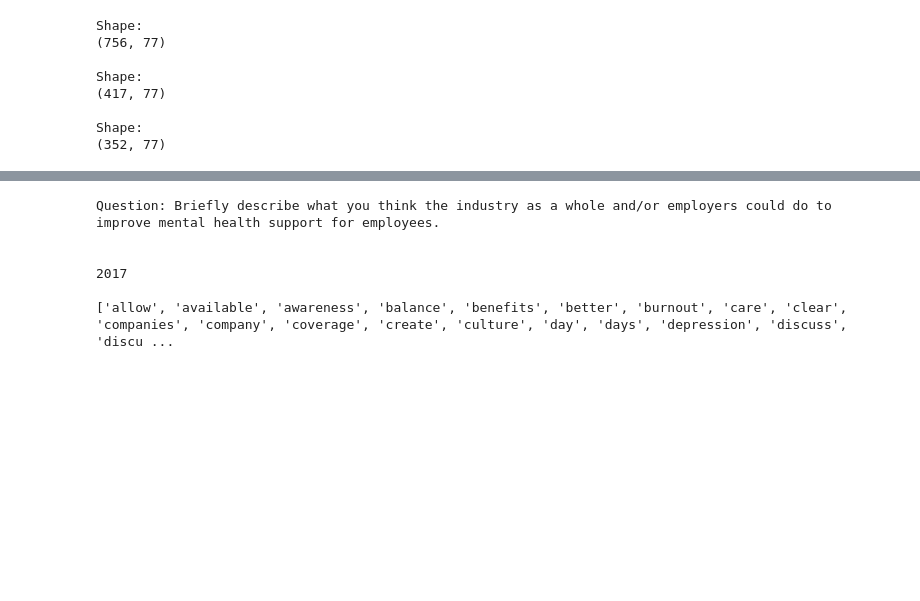
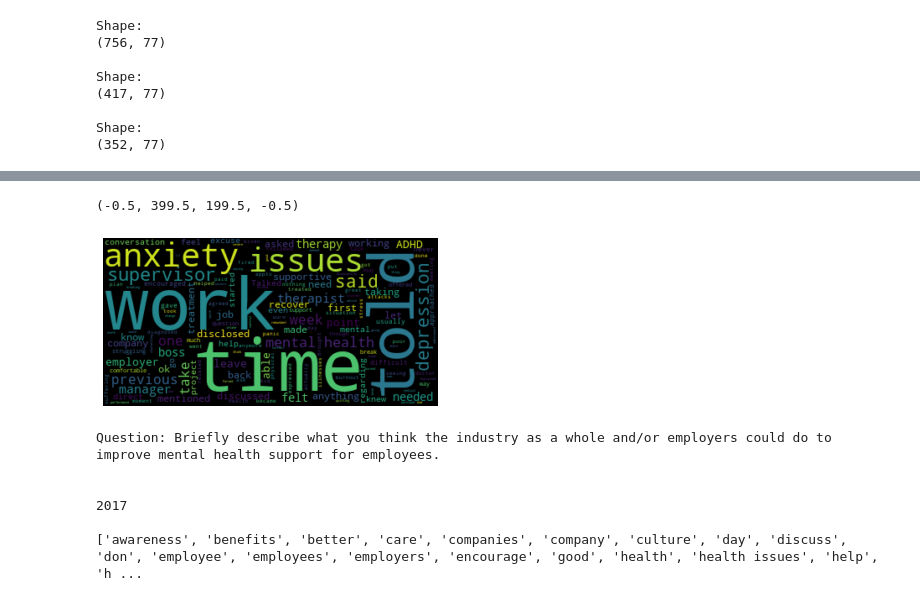
Before and after one commit to mich-matocha/data-therapy, a Jupyter notebook: mentalHealthInTech.ipynb, the cells around one changed output, grey strips where cells are left out. Drawn from its saved outputs; the diff is of its cells as text; code cells hidden in the pictures; blank space fills up the shorter version.

```diff
--- a/mentalHealthInTech.ipynb
+++ b/mentalHealthInTech.ipynb
@@ -125,5 +162,14 @@ Shape:
+# %%
+txt = open("2019.txt").read()
+wc3 = WordCloud().generate(txt)
+
+plt.imshow(wc3, interpolation='bilinear')
+plt.axis("off")
+# %% [output]
+(-0.5, 399.5, 199.5, -0.5)
+[figure, added]
 # %%
-vect = CountVectorizer(stop_words='english', ngram_range=(1,2), max_features=100)
+vect = CountVectorizer(stop_words='english', ngram_range=(1,2), max_features=50)
 count = vect.fit_transform(df2017['86'])
 print('\033[1m' + '\nQuestion: Briefly describe what you think the industry as a whole and/or employers could do to improve mental health support for employees.\n' + '\033[0m')
 print('\n2017\n')
@@ -134,7 +180,7 @@ Question: Briefly describe what you think the industry as a whole and/or employe
 
 2017
 
-['allow', 'available', 'awareness', 'balance', 'benefits', 'better', 'burnout', 'care', 'clear', 'companies', 'company', 'coverage', 'create', 'culture', 'day', 'days', 'depression', 'discuss', 'discu ...
+['awareness', 'benefits', 'better', 'care', 'companies', 'company', 'culture', 'day', 'discuss', 'don', 'employee', 'employees', 'employers', 'encourage', 'good', 'health', 'health issues', 'help', 'h ...
 # %%
 count = vect.fit_transform(df2018['86'])
 print('\n2018\n')
```
Also changed, not shown: parts of 25 cells of this notebook, 3 other files.
